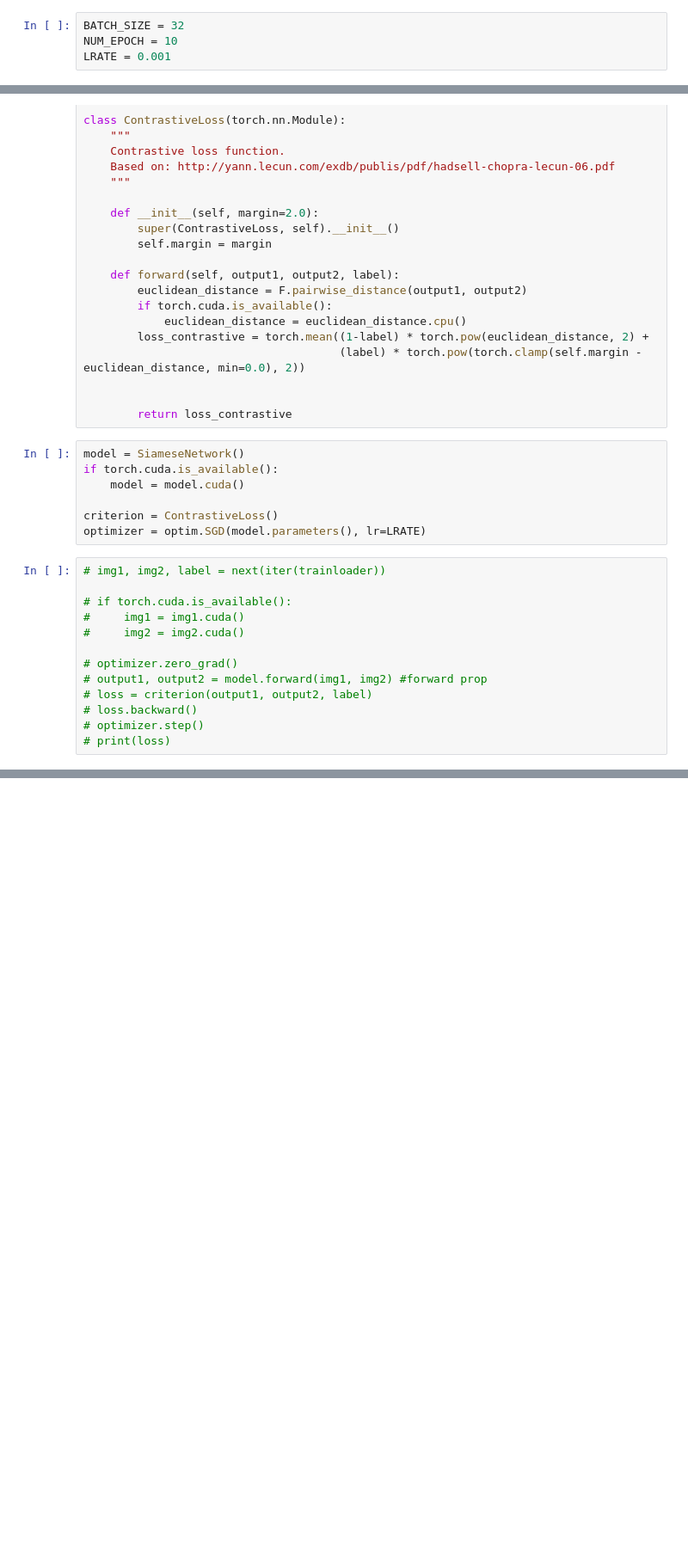
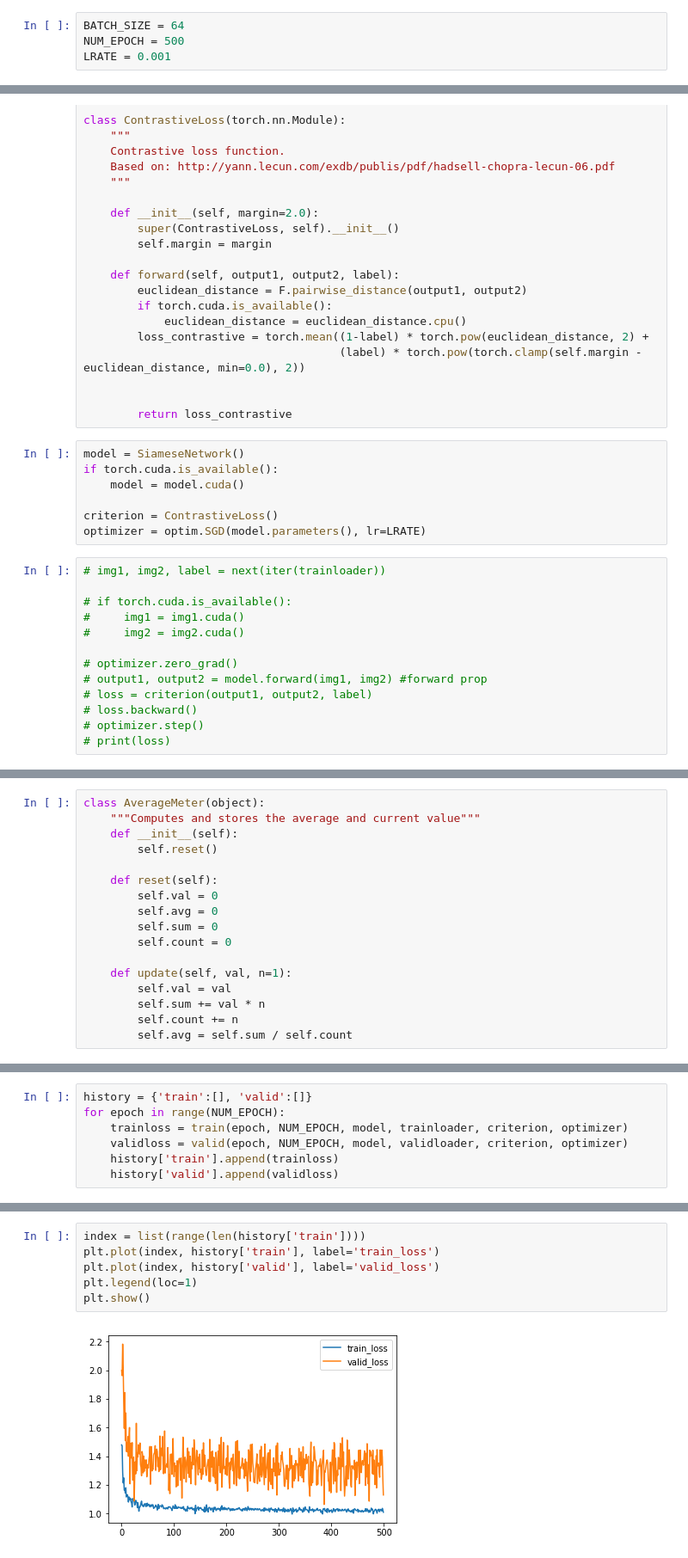
Before and after one commit to nunenuh/siamese.pytorch, a Jupyter notebook: devboard.ipynb, the cells around one changed output, grey strips where cells are left out. Shown at 86% size. Drawn from its saved outputs; the diff is of its cells as text; blank space fills up the shorter version.

Commit message:
feat: add train valid function and test predictioin

```diff
--- a/devboard.ipynb
+++ b/devboard.ipynb
@@ -55,8 +58,8 @@ class SiameseNetworkDataset(data.Dataset):
     def __len__(self):
         return len(self.imageFolderDataset.imgs)
 # %%
-BATCH_SIZE = 32
-NUM_EPOCH = 10
+BATCH_SIZE = 64
+NUM_EPOCH = 500
 LRATE = 0.001
 # %%
 train_path  = 'dataset/train'
@@ -191 +212,18 @@ optimizer = optim.SGD(model.parameters(), lr=LRATE)
+# %%
+class AverageMeter(object):
+    """Computes and stores the average and current value"""
+    def __init__(self):
+        self.reset()
+
+    def reset(self):
+        self.val = 0
+        self.avg = 0
+        self.sum = 0
+        self.count = 0
+
+    def update(self, val, n=1):
+        self.val = val
+        self.sum += val * n
+        self.count += n
+        self.avg = self.sum / self.count
 # %%
@@ -219,0 +294,7 @@ RuntimeError: CUDA out of memory. Tried to allocate 191.50 MiB (GPU 0; 3.95 GiB
+# %%
+history = {'train':[], 'valid':[]}
+for epoch in range(NUM_EPOCH):
+    trainloss = train(epoch, NUM_EPOCH, model, trainloader, criterion, optimizer)
+    validloss = valid(epoch, NUM_EPOCH, model, validloader, criterion, optimizer)
+    history['train'].append(trainloss)
+    history['valid'].append(validloss)
@@ -219,0 +319,8 @@ RuntimeError: CUDA out of memory. Tried to allocate 191.50 MiB (GPU 0; 3.95 GiB
+# %%
+index = list(range(len(history['train'])))
+plt.plot(index, history['train'], label='train_loss')
+plt.plot(index, history['valid'], label='valid_loss')
+plt.legend(loc=1)
+plt.show()
+# %% [output]
+[figure, added]
```
Also changed, not shown: parts of 14 cells of this notebook.
